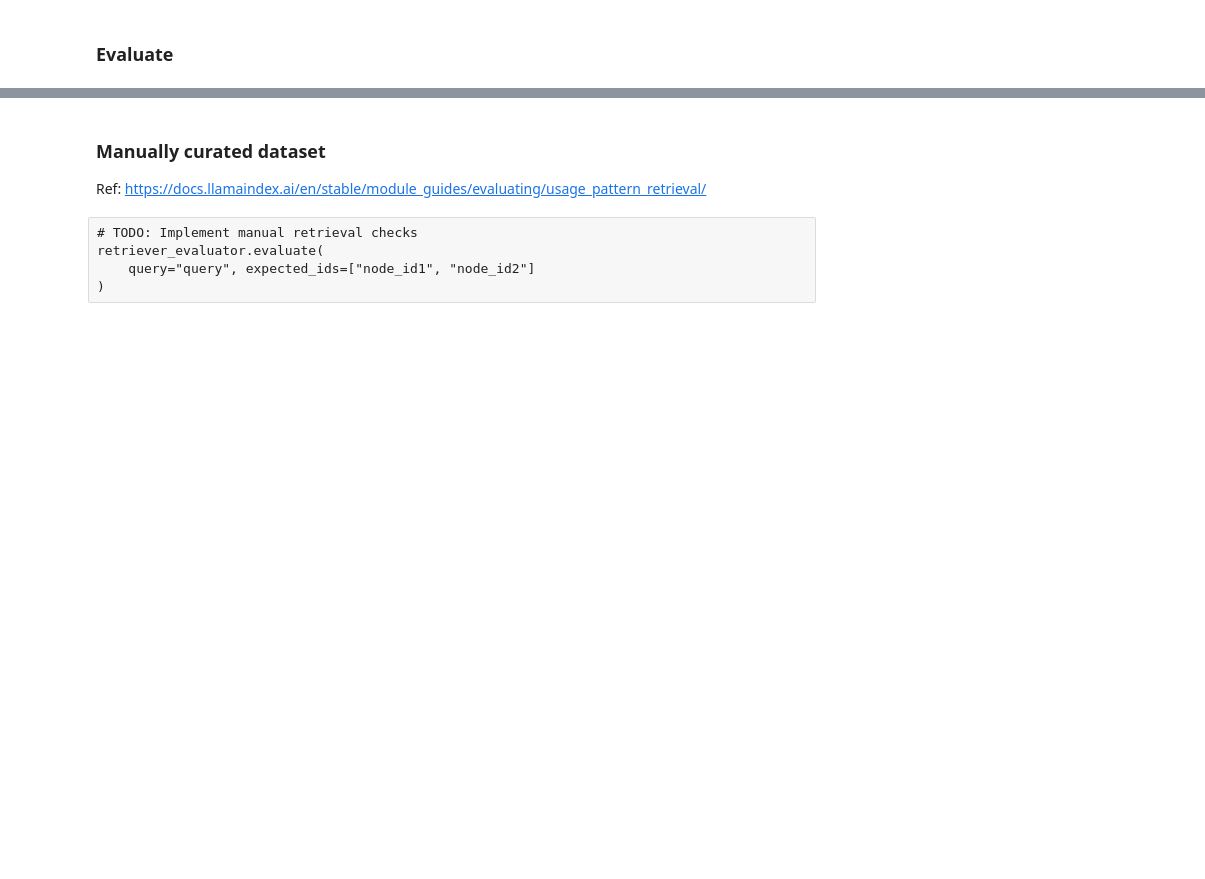
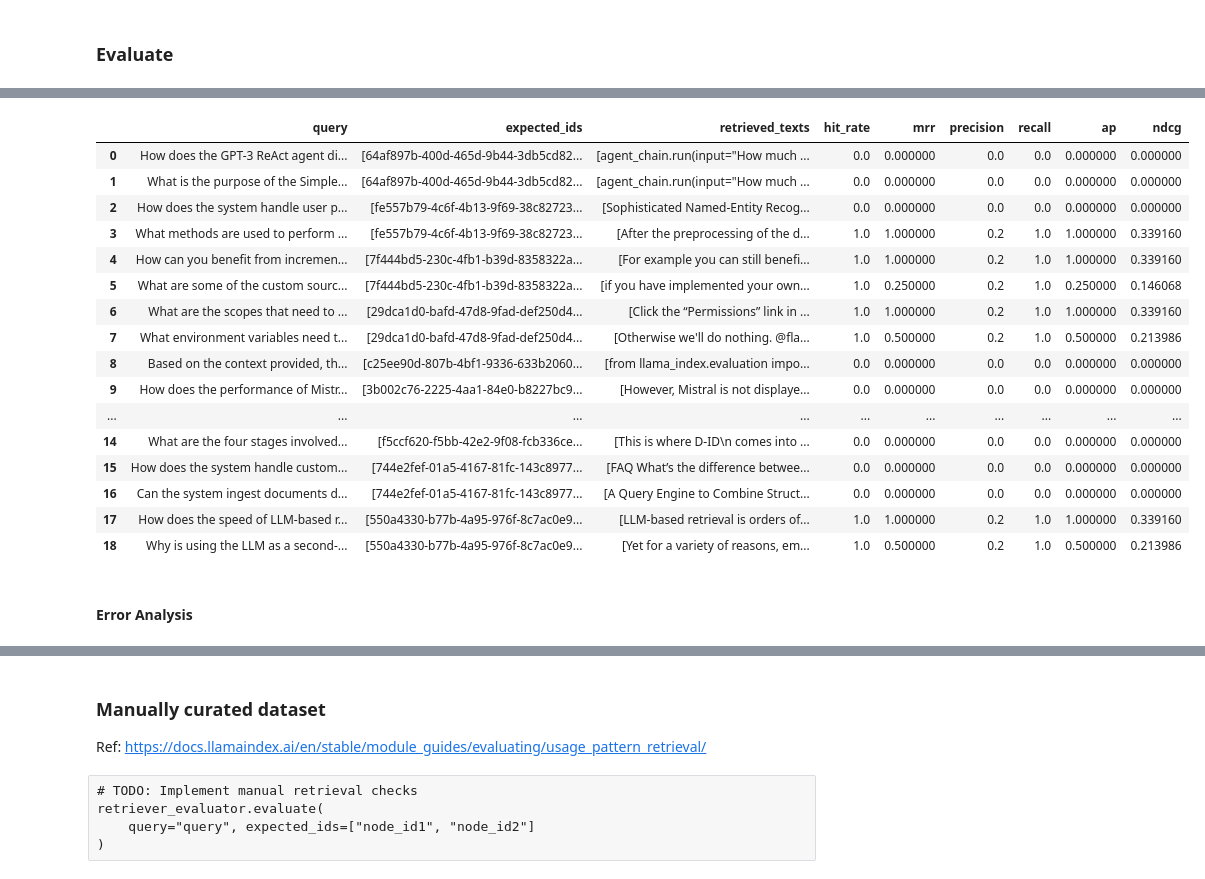
Before and after one commit to dvquy13/llamaindex-blog-qna-chatbot, a Jupyter notebook: notebooks/001-explore-crawled-data.ipynb, the cells around one changed output, grey strips where cells are left out. Cells and saved outputs as stored; diff of their text form; code cells hidden in the pictures; blank space fills up the shorter version.

```diff
--- a/notebooks/001-explore-crawled-data.ipynb
+++ b/notebooks/001-explore-crawled-data.ipynb
@@ -402,7 +379,0 @@ from llama_index.core import StorageContext
-# %%
-RECREATE_INDEX = False
-
-COLLECTION = 'togetherai'
-NOTEBOOK_CACHE_DP = 'data/001/togetherai'
-NODES_PERSIST_FP = f'{NOTEBOOK_CACHE_DP}/nodes.pkl'
-os.makedirs(NOTEBOOK_CACHE_DP, exist_ok=True)
@@ -428,10 +379,0 @@ storage_context = StorageContext.from_defaults(vector_store=vector_store)
-# %%
-CHUNKER = "SentenceSplitter"
-CHUNKER_CONFIG = {
-    "chunk_size": 512,
-    "chunk_overlap": 10
-}
-if LOG_TO_MLFLOW:
-    mlflow.log_param("CHUNKER", CHUNKER)
-    for k, v in CHUNKER_CONFIG.items():
-        mlflow.log_param(f"CHUNKER__{k}", v)
@@ -840,3 +639,23 @@ retrieval_eval_results_df
+# %%
+retrieval_eval_results_full_df
+# %% [output]
+|  | query | expected_ids | retrieved_texts | hit_rate | mrr | precision | recall | ap | ndcg |
+| 0 | How does the GPT-3 ReAct agent di... | [64af897b-400d-465d-9b44-3db5cd82... | [agent_chain.run(input="How much ... | 0.0 | 0.000000 | 0.0 | 0.0 | 0.000000 | 0.000000 |
+| 1 | What is the purpose of the Simple... | [64af897b-400d-465d-9b44-3db5cd82... | [agent_chain.run(input="How much ... | 0.0 | 0.000000 | 0.0 | 0.0 | 0.000000 | 0.000000 |
+| 2 | How does the system handle user p... | [fe557b79-4c6f-4b13-9f69-38c82723... | [Sophisticated Named-Entity Recog... | 0.0 | 0.000000 | 0.0 | 0.0 | 0.000000 | 0.000000 |
+| 3 | What methods are used to perform ... | [fe557b79-4c6f-4b13-9f69-38c82723... | [After the preprocessing of the d... | 1.0 | 1.000000 | 0.2 | 1.0 | 1.000000 | 0.339160 |
+| 4 | How can you benefit from incremen... | [7f444bd5-230c-4fb1-b39d-8358322a... | [For example you can still benefi... | 1.0 | 1.000000 | 0.2 | 1.0 | 1.000000 | 0.339160 |
+| 5 | What are some of the custom sourc... | [7f444bd5-230c-4fb1-b39d-8358322a... | [if you have implemented your own... | 1.0 | 0.250000 | 0.2 | 1.0 | 0.250000 | 0.146068 |
+| 6 | What are the scopes that need to ... | [29dca1d0-bafd-47d8-9fad-def250d4... | [Click the “Permissions” link in ... | 1.0 | 1.000000 | 0.2 | 1.0 | 1.000000 | 0.339160 |
+| 7 | What environment variables need t... | [29dca1d0-bafd-47d8-9fad-def250d4... | [Otherwise we'll do nothing. @fla... | 1.0 | 0.500000 | 0.2 | 1.0 | 0.500000 | 0.213986 |
+| 8 | Based on the context provided, th... | [c25ee90d-807b-4bf1-9336-633b2060... | [from llama_index.evaluation impo... | 0.0 | 0.000000 | 0.0 | 0.0 | 0.000000 | 0.000000 |
+| 9 | How does the performance of Mistr... | [3b002c76-2225-4aa1-84e0-b8227bc9... | [However, Mistral is not displaye... | 0.0 | 0.000000 | 0.0 | 0.0 | 0.000000 | 0.000000 |
+| ... | ... | ... | ... | ... | ... | ... | ... | ... | ... |
+| 14 | What are the four stages involved... | [f5ccf620-f5bb-42e2-9f08-fcb336ce... | [This is where D-ID\n comes into ... | 0.0 | 0.000000 | 0.0 | 0.0 | 0.000000 | 0.000000 |
+| 15 | How does the system handle custom... | [744e2fef-01a5-4167-81fc-143c8977... | [FAQ What’s the difference betwee... | 0.0 | 0.000000 | 0.0 | 0.0 | 0.000000 | 0.000000 |
+| 16 | Can the system ingest documents d... | [744e2fef-01a5-4167-81fc-143c8977... | [A Query Engine to Combine Struct... | 0.0 | 0.000000 | 0.0 | 0.0 | 0.000000 | 0.000000 |
+| 17 | How does the speed of LLM-based r... | [550a4330-b77b-4a95-976f-8c7ac0e9... | [LLM-based retrieval is orders of... | 1.0 | 1.000000 | 0.2 | 1.0 | 1.000000 | 0.339160 |
+| 18 | Why is using the LLM as a second-... | [550a4330-b77b-4a95-976f-8c7ac0e9... | [Yet for a variety of reasons, em... | 1.0 | 0.500000 | 0.2 | 1.0 | 0.500000 | 0.213986 |
 # %%
 if LOG_TO_MLFLOW:
     for metric, metric_value in retrieval_eval_results_df.to_dict(orient='records')[0].items():
@@ -844,0 +666,2 @@ if LOG_TO_MLFLOW:
+# %% [markdown]
+#### Error Analysis
```
Also changed, not shown: parts of 45 cells of this notebook.
